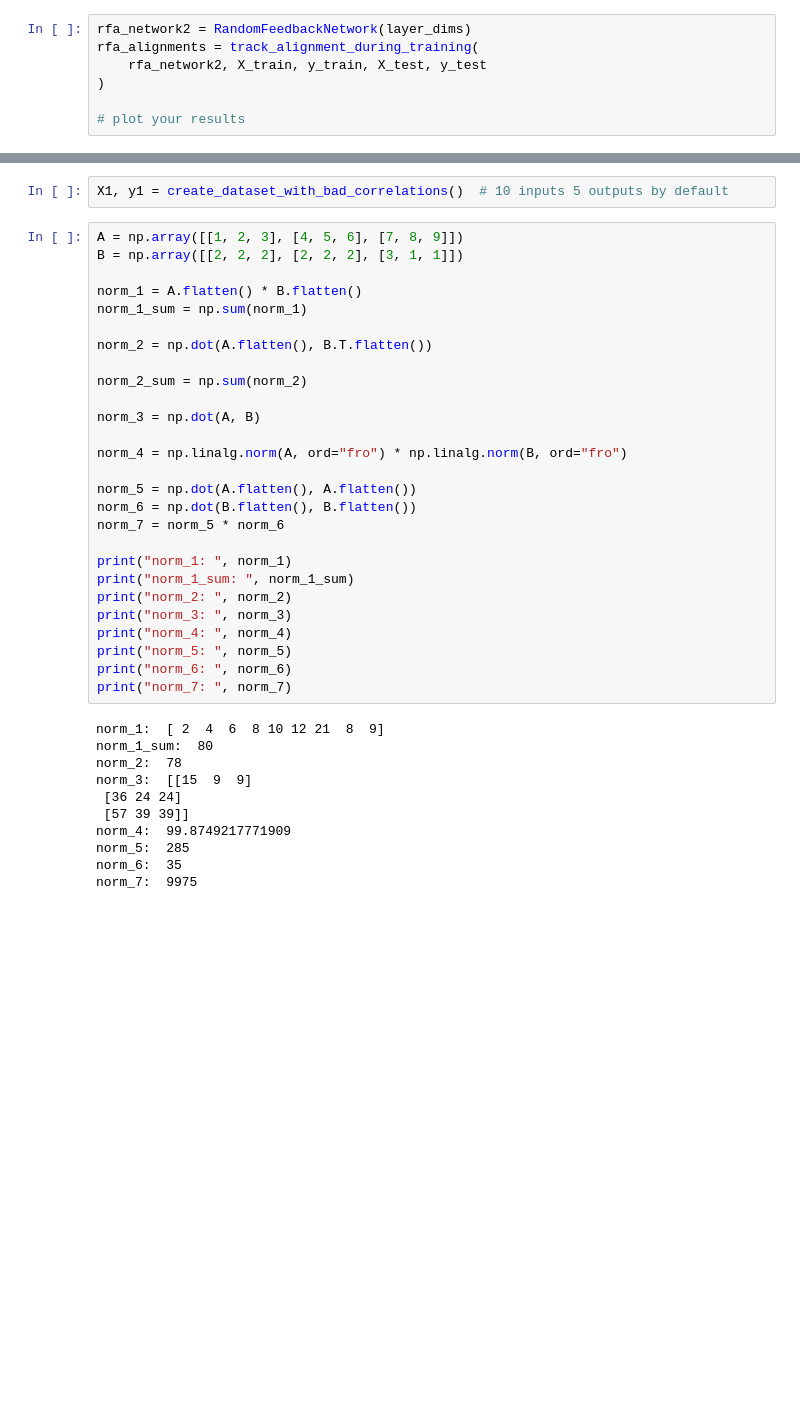
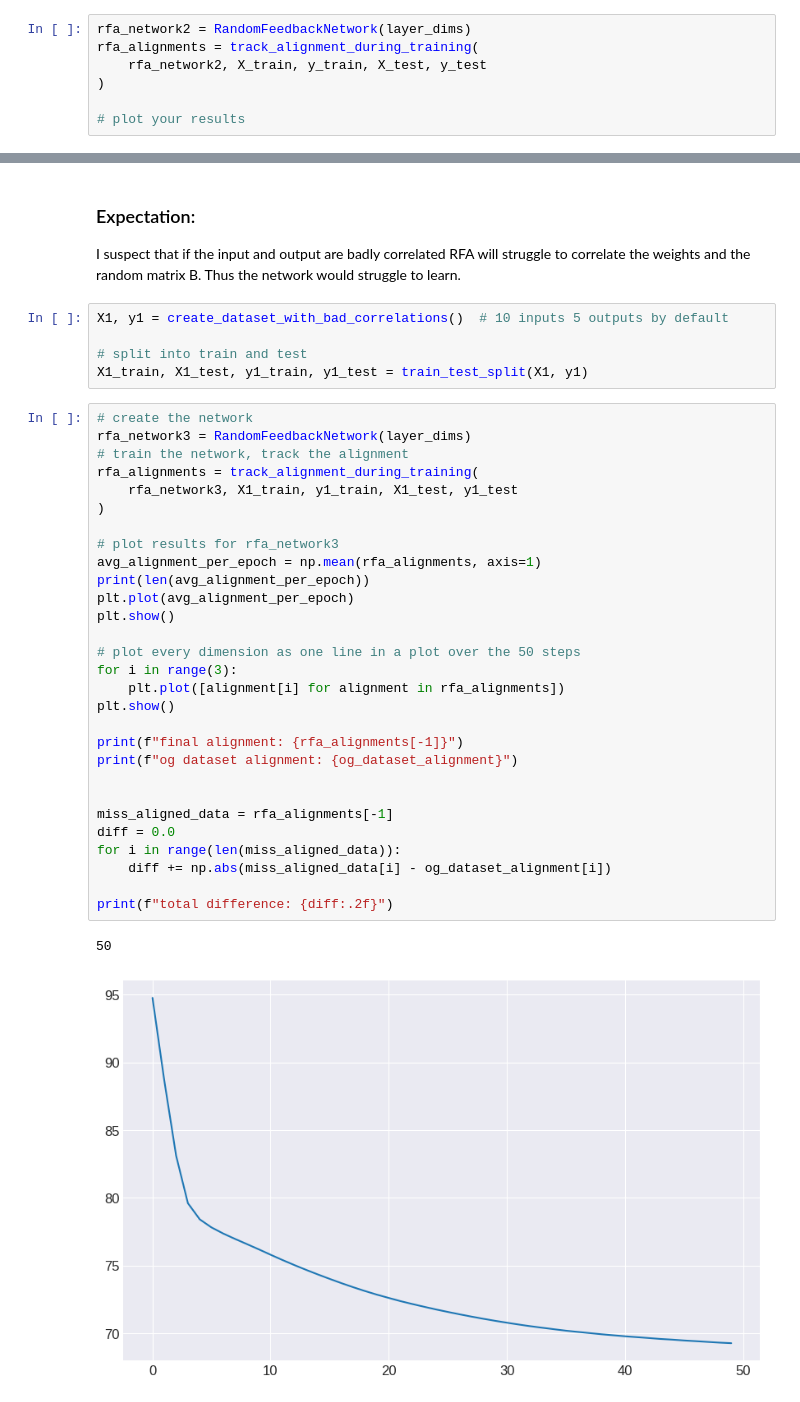
Before and after one commit to saurluca/nip, a Jupyter notebook: lab-07/lab07_random_feedback_alignment.ipynb, the cells around one changed output, grey strips where cells are left out. Cells and saved outputs as stored; diff of their text form; blank space fills up the shorter version.

```diff
--- a/lab-07/lab07_random_feedback_alignment.ipynb
+++ b/lab-07/lab07_random_feedback_alignment.ipynb
@@ -268,42 +272,42 @@ What do you think happens when inputs and targets are correlated in RFA? Compare
 
 (Note: Because of the toy nature of our problems here, any effect is likly small-ish)
+# %% [markdown]
+### Expectation:
+I suspect that if the input and output are badly correlated RFA will struggle to correlate the weights and the random matrix B. Thus the network would struggle to learn.
 # %%
 X1, y1 = create_dataset_with_bad_correlations()  # 10 inputs 5 outputs by default
+
+# split into train and test
+X1_train, X1_test, y1_train, y1_test = train_test_split(X1, y1)
-# %%
-A = np.array([[1, 2, 3], [4, 5, 6], [7, 8, 9]])
-B = np.array([[2, 2, 2], [2, 2, 2], [3, 1, 1]])
-
-norm_1 = A.flatten() * B.flatten()
-norm_1_sum = np.sum(norm_1)
-
-norm_2 = np.dot(A.flatten(), B.T.flatten())
-
-norm_2_sum = np.sum(norm_2)
-
-norm_3 = np.dot(A, B)
-
-norm_4 = np.linalg.norm(A, ord="fro") * np.linalg.norm(B, ord="fro")
-
-norm_5 = np.dot(A.flatten(), A.flatten())
-norm_6 = np.dot(B.flatten(), B.flatten())
-norm_7 = norm_5 * norm_6
-
-print("norm_1: ", norm_1)
-print("norm_1_sum: ", norm_1_sum)
-print("norm_2: ", norm_2)
-print("norm_3: ", norm_3)
-print("norm_4: ", norm_4)
-print("norm_5: ", norm_5)
-print("norm_6: ", norm_6)
-print("norm_7: ", norm_7)
-# %% [output]
-norm_1:  [ 2  4  6  8 10 12 21  8  9]
-norm_1_sum:  80
-norm_2:  78
-norm_3:  [[15  9  9]
- [36 24 24]
- [57 39 39]]
-norm_4:  99.8749217771909
-norm_5:  285
-norm_6:  35
-norm_7:  9975
+# %%
+# create the network
+rfa_network3 = RandomFeedbackNetwork(layer_dims)
+# train the network, track the alignment
+rfa_alignments = track_alignment_during_training(
+    rfa_network3, X1_train, y1_train, X1_test, y1_test
+)
+
+# plot results for rfa_network3
+avg_alignment_per_epoch = np.mean(rfa_alignments, axis=1)
+print(len(avg_alignment_per_epoch))
+plt.plot(avg_alignment_per_epoch)
+plt.show()
+
+# plot every dimension as one line in a plot over the 50 steps
+for i in range(3):
+    plt.plot([alignment[i] for alignment in rfa_alignments])
+plt.show()
+
+print(f"final alignment: {rfa_alignments[-1]}")
+print(f"og dataset alignment: {og_dataset_alignment}")
+
+
+miss_aligned_data = rfa_alignments[-1]
+diff = 0.0
+for i in range(len(miss_aligned_data)):
+    diff += np.abs(miss_aligned_data[i] - og_dataset_alignment[i])
+
+print(f"total difference: {diff:.2f}")
+# %% [output]
+50
+[figure, added]
```
Also changed, not shown: parts of 7 cells of this notebook, 6 other files.
